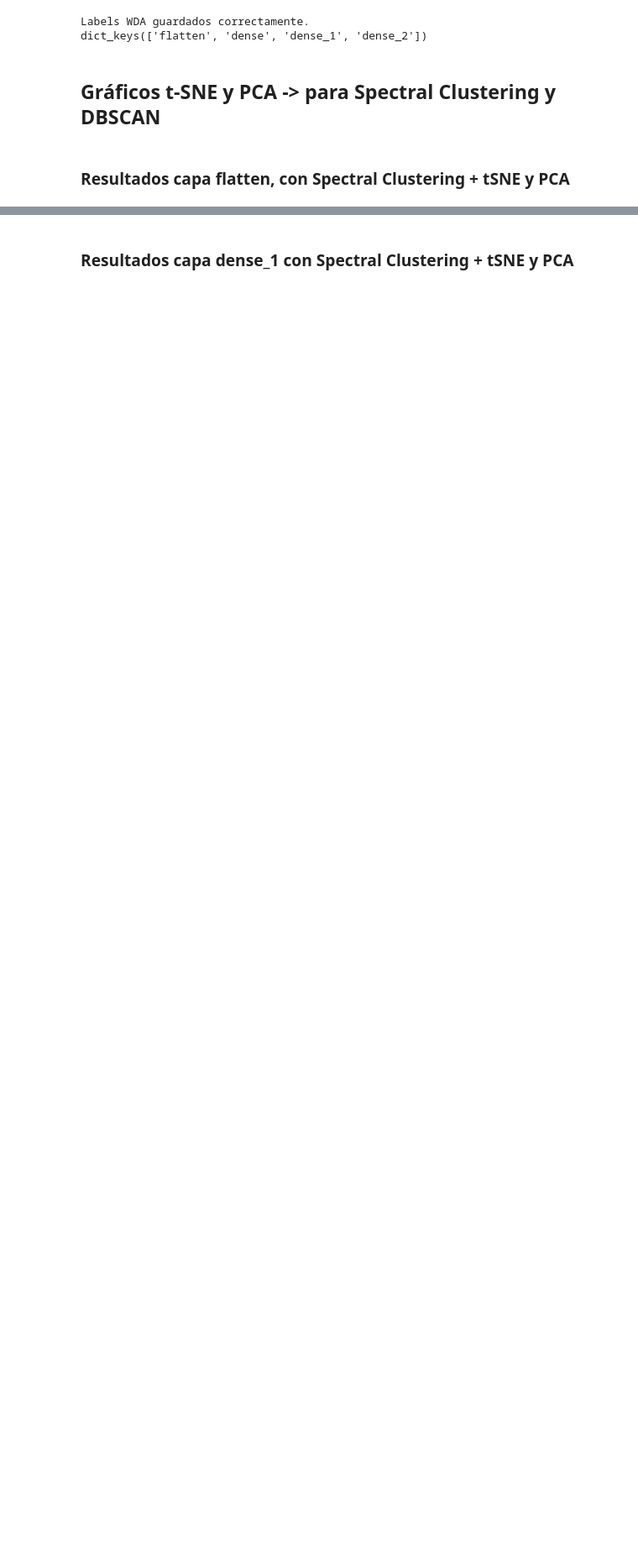
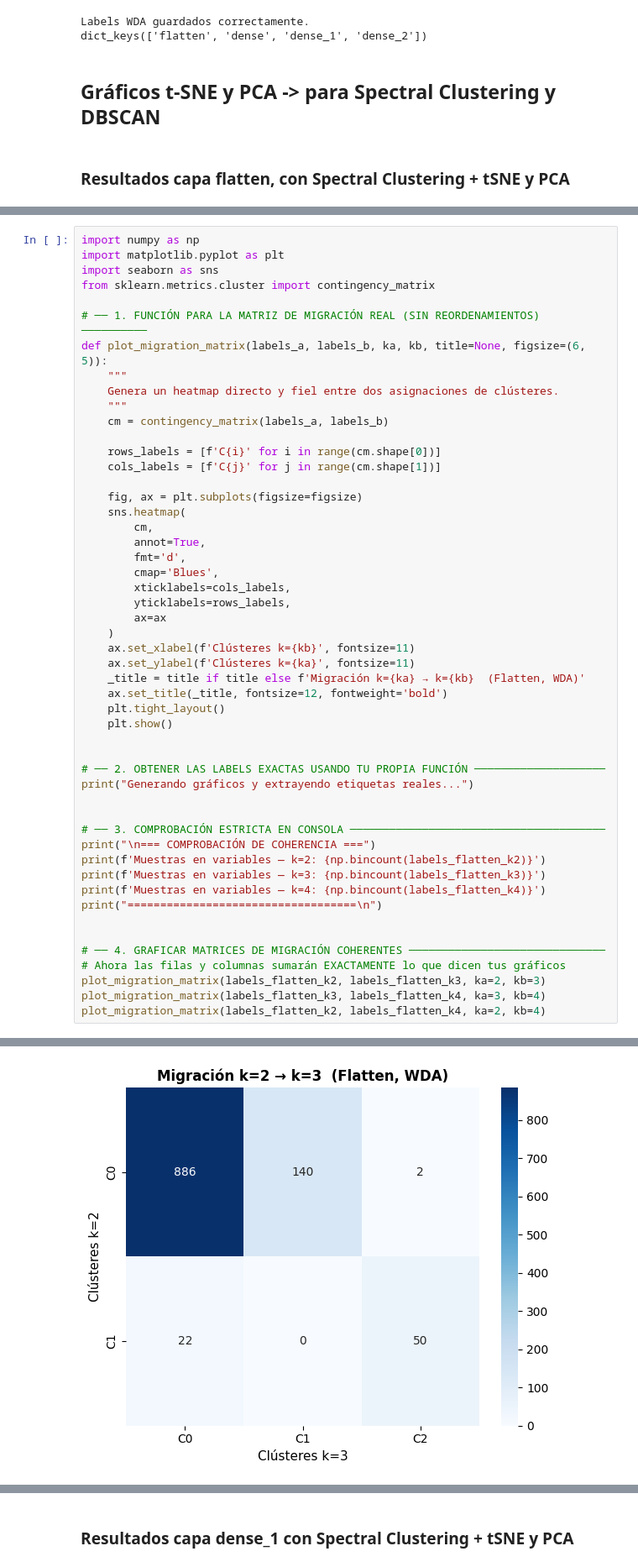
Before and after one commit to itsjjaavii/Memoria-White-Dwarfs, a Jupyter notebook: notebooks/task3_v2.ipynb, the cells around one changed output, grey strips where cells are left out. Shown at 84% size. Drawn from its saved outputs; the diff is of its cells as text; blank space fills up the shorter version.

Commit message:
Agregar función para matriz de confusión (cross-tabulation)

```diff
--- a/notebooks/task3_v2.ipynb
+++ b/notebooks/task3_v2.ipynb
@@ -1937,0 +1993,52 @@ cluster_plot_Spect(
+# %%
+import numpy as np
+import matplotlib.pyplot as plt
+import seaborn as sns
+from sklearn.metrics.cluster import contingency_matrix
+
+# ── 1. FUNCIÓN PARA LA MATRIZ DE MIGRACIÓN REAL (SIN REORDENAMIENTOS) ──────────
+def plot_migration_matrix(labels_a, labels_b, ka, kb, title=None, figsize=(6, 5)):
+    """
+    Genera un heatmap directo y fiel entre dos asignaciones de clústeres.
+    """
+    cm = contingency_matrix(labels_a, labels_b)
+
+    rows_labels = [f'C{i}' for i in range(cm.shape[0])]
+    cols_labels = [f'C{j}' for j in range(cm.shape[1])]
+
+    fig, ax = plt.subplots(figsize=figsize)
+    sns.heatmap(
+        cm,
+        annot=True,
+        fmt='d',
+        cmap='Blues',
+        xticklabels=cols_labels,
+        yticklabels=rows_labels,
+        ax=ax
+    )
+    ax.set_xlabel(f'Clústeres k={kb}', fontsize=11)
+    ax.set_ylabel(f'Clústeres k={ka}', fontsize=11)
+    _title = title if title else f'Migración k={ka} → k={kb}  (Flatten, WDA)'
+    ax.set_title(_title, fontsize=12, fontweight='bold')
+    plt.tight_layout()
+    plt.show()
+
+
+# ── 2. OBTENER LAS LABELS EXACTAS USANDO TU PROPIA FUNCIÓN ────────────────────
+print("Generando gráficos y extrayendo etiquetas reales...")
+
+
+# ── 3. COMPROBACIÓN ESTRICTA EN CONSOLA ───────────────────────────────────────
+print("\n=== COMPROBACIÓN DE COHERENCIA ===")
+print(f'Muestras en variables — k=2: {np.bincount(labels_flatten_k2)}')
+print(f'Muestras en variables — k=3: {np.bincount(labels_flatten_k3)}')
+print(f'Muestras en variables — k=4: {np.bincount(labels_flatten_k4)}')
+print("===================================\n")
+
+
+# ── 4. GRAFICAR MATRICES DE MIGRACIÓN COHERENTES ──────────────────────────────
+# Ahora las filas y columnas sumarán EXACTAMENTE lo que dicen tus gráficos
+plot_migration_matrix(labels_flatten_k2, labels_flatten_k3, ka=2, kb=3)
+plot_migration_matrix(labels_flatten_k3, labels_flatten_k4, ka=3, kb=4)
+plot_migration_matrix(labels_flatten_k2, labels_flatten_k4, ka=2, kb=4)
+# %% [output]
@@ -1937,0 +2052 @@ cluster_plot_Spect(
+[figure, added]
```
Also changed, not shown: parts of 15 cells of this notebook, 1 other file.
